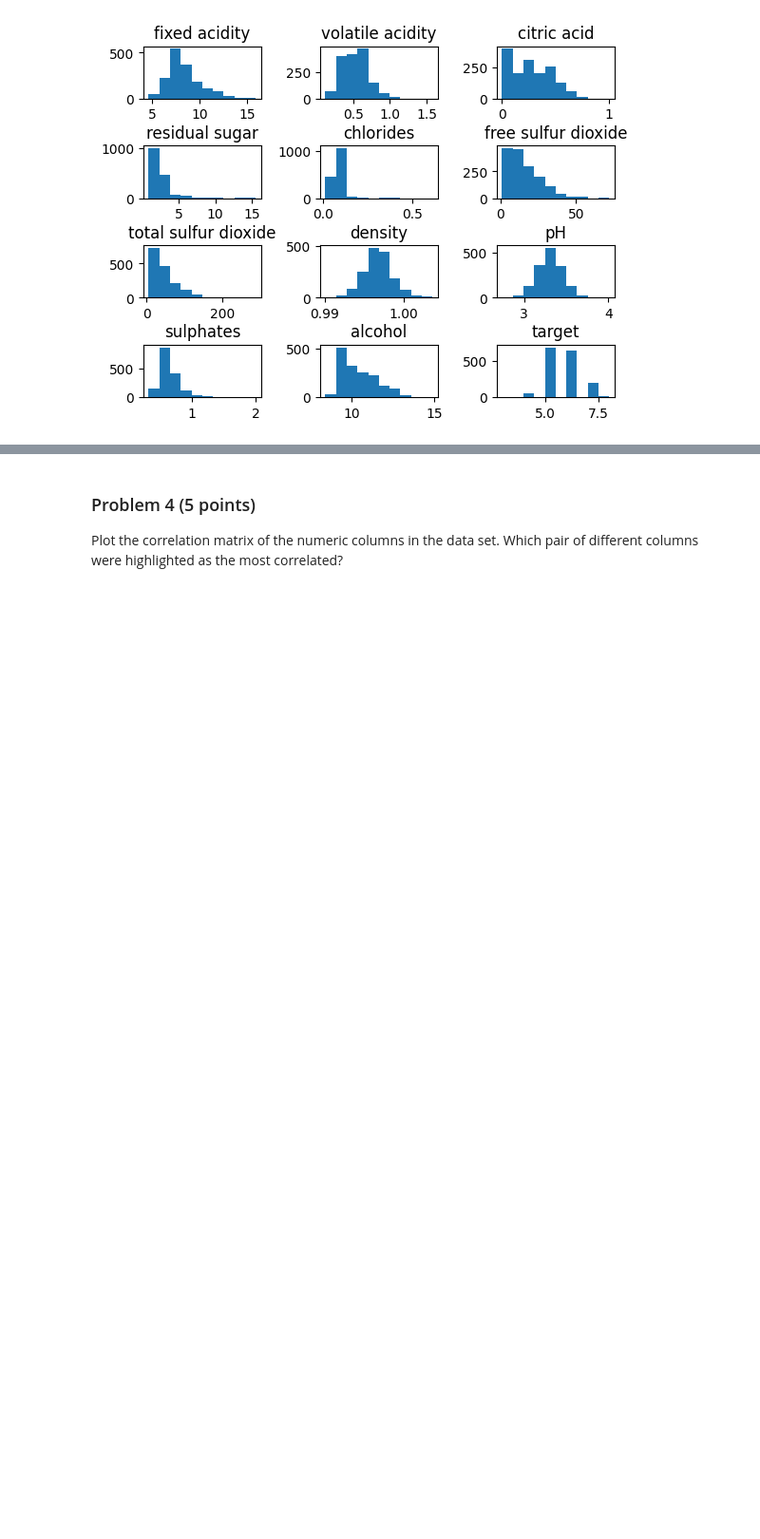
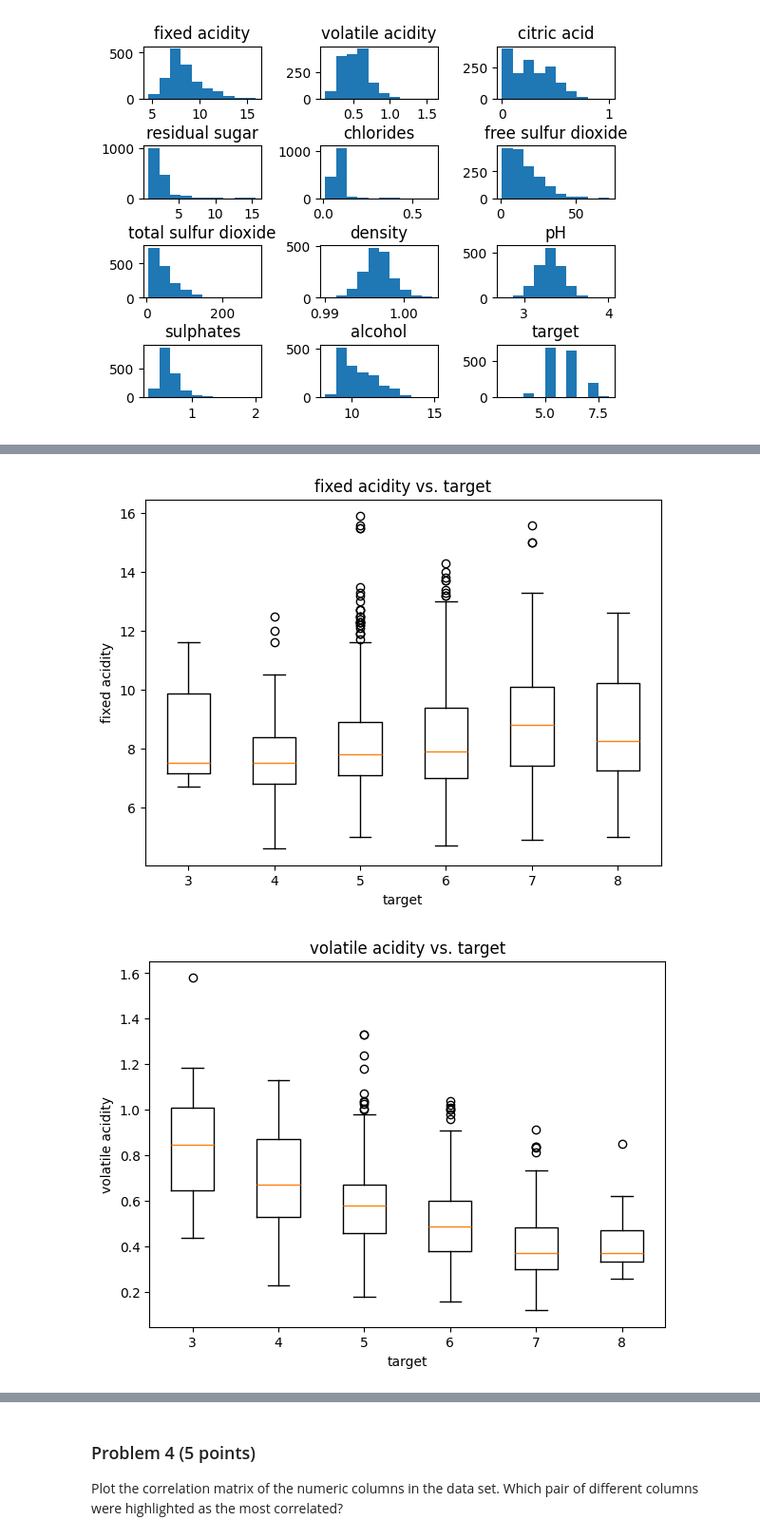
Before and after one commit to egarr831/dx602-final-project, a Jupyter notebook: project.ipynb, the cells around one changed output, grey strips where cells are left out. Shown at 95% size. Saved outputs shown, nothing was run; the diff lists cells and outputs as text; code cells hidden in the pictures; blank space fills up the shorter version.

```diff
--- a/project.ipynb
+++ b/project.ipynb
@@ -205,0 +222,22 @@ YOUR ANSWERS HERE
+# %%
+for c in wine_cleaned.columns:
+    if c == "target":
+        continue
+
+    plt.figure(figsize=(7,5))
+
+
+    groups = wine_cleaned.groupby("target")[c].apply(list)
+    labels = sorted(wine_cleaned["target"].unique())
+    data = [groups[q] for q in labels]
+
+
+    plt.boxplot(data, labels=labels)
+    plt.xlabel("target")
+    plt.ylabel(c)
+    plt.title(f"{c} vs. target")
+
+    plt.show()
+# %% [output]
+[figure, added]
+[figure, added]
```
Also changed, not shown: parts of 8 cells of this notebook.
